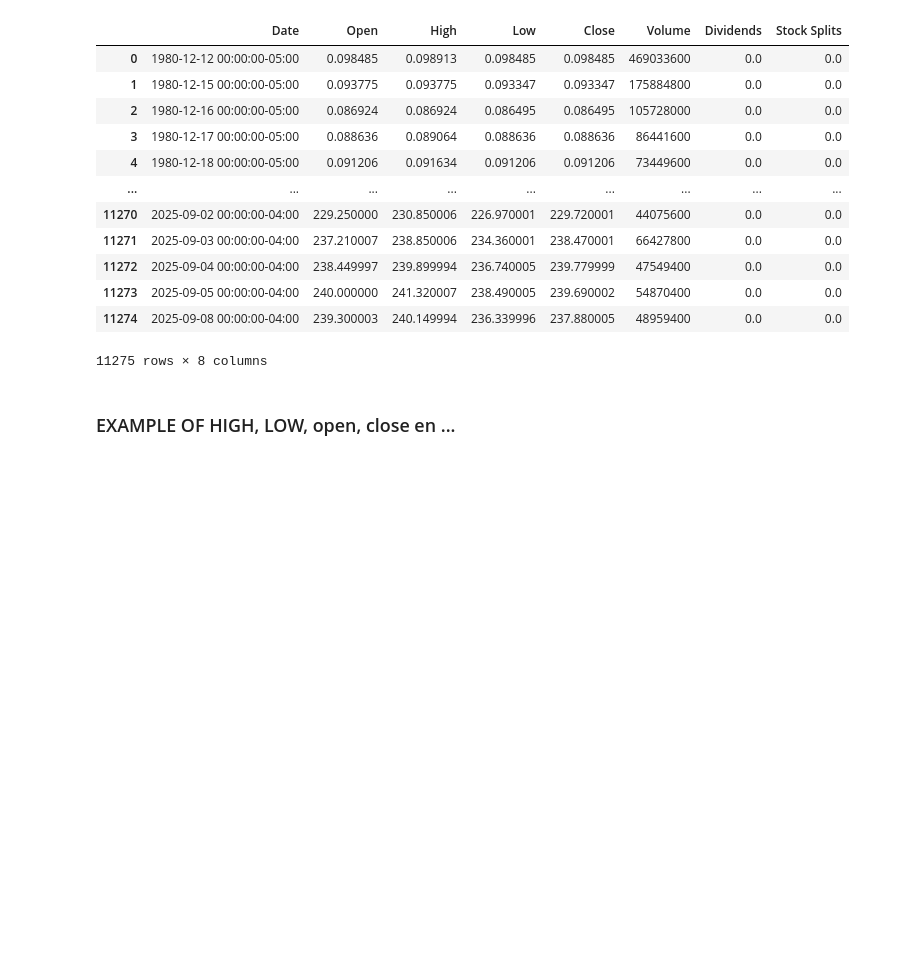
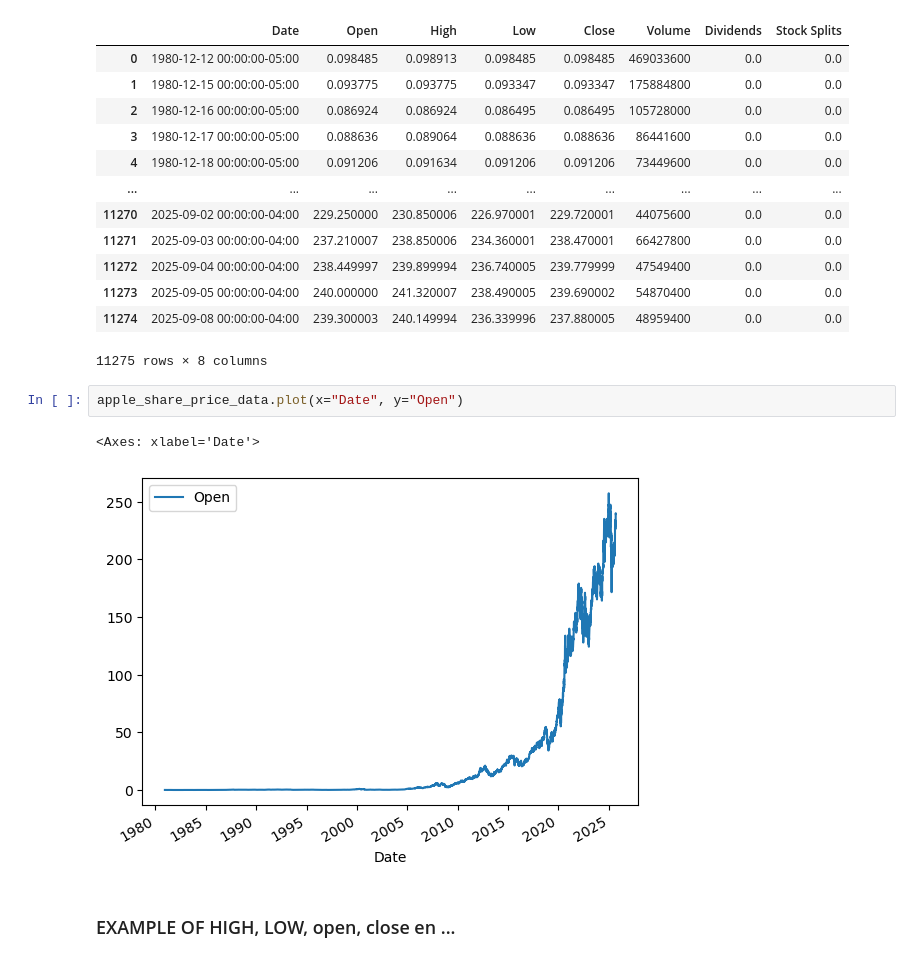
Before and after one commit to alirezaghorbani1983/IBM-DATA-SCIENCE, a Jupyter notebook: final_python.ipynb, the cells around one changed output. Cells and saved outputs as stored; diff of their text form; blank space fills up the shorter version.

```diff
--- a/final_python.ipynb
+++ b/final_python.ipynb
@@ -307,6 +307,11 @@ apple_share_price_data
 | 11273 | 2025-09-05 00:00:00-04:00 | 240.000000 | 241.320007 | 238.490005 | 239.690002 | 54870400 | 0.0 | 0.0 |
 | 11274 | 2025-09-08 00:00:00-04:00 | 239.300003 | 240.149994 | 236.339996 | 237.880005 | 48959400 | 0.0 | 0.0 |
 11275 rows × 8 columns
+# %%
+apple_share_price_data.plot(x="Date", y="Open")
+# %% [output]
+<Axes: xlabel='Date'>
+[figure, added]
 # %% [markdown]
 ### EXAMPLE OF HIGH, LOW, open, close en ...
 # %%
```
Also changed, not shown: parts of 6 cells of this notebook, 1 other file.
